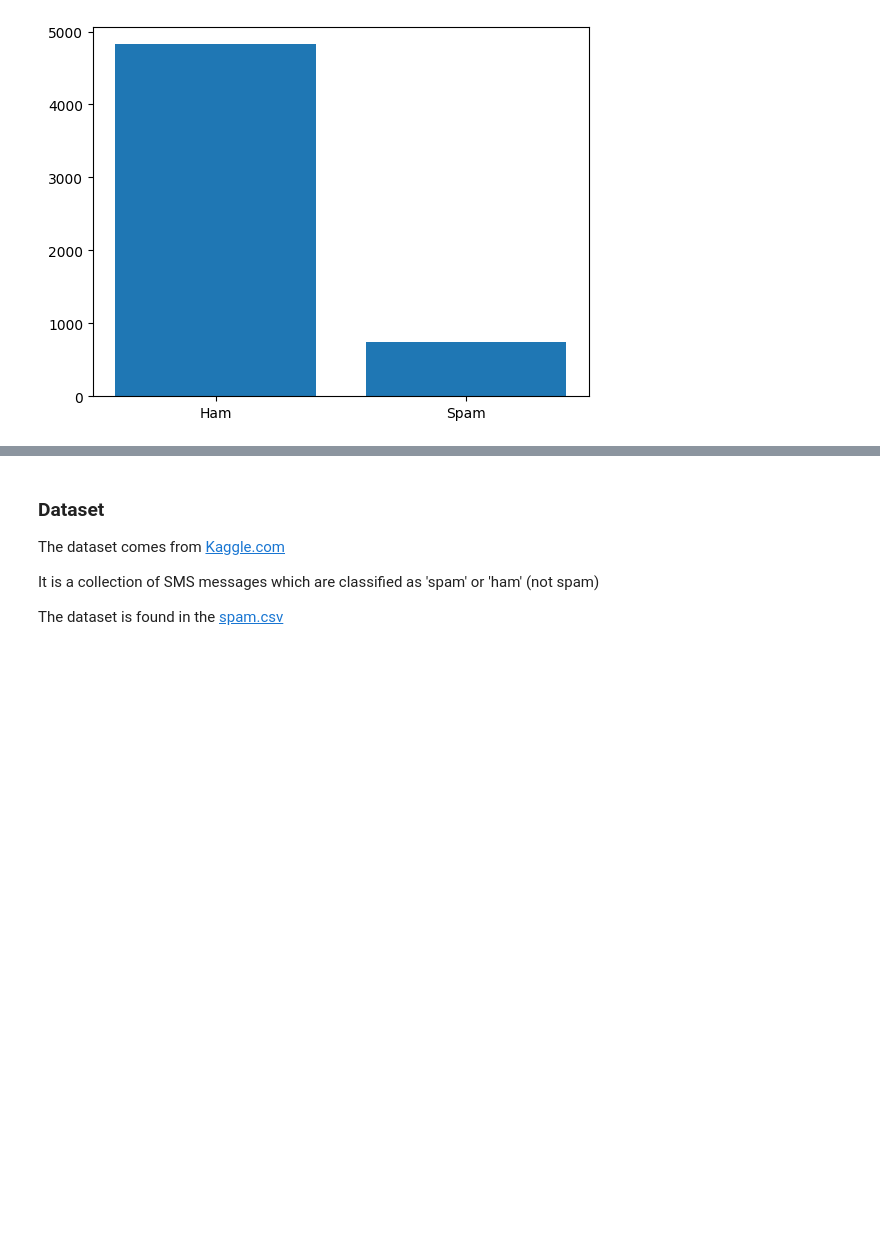
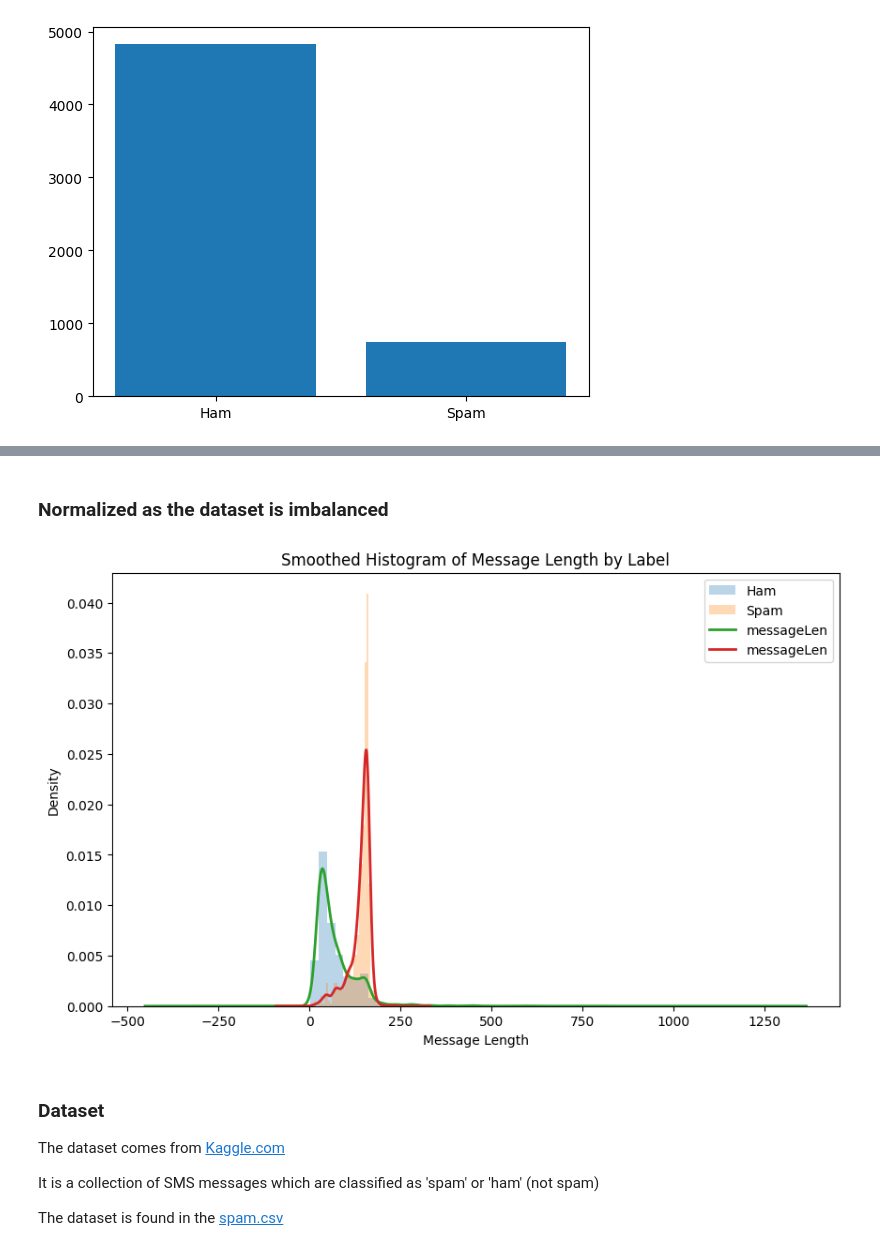
Before and after one commit to dehyju/advanced-ai-cw, a Jupyter notebook: main.ipynb, the cells around one changed output, grey strips where cells are left out. Cells and saved outputs as stored; diff of their text form; code cells hidden in the pictures; blank space fills up the shorter version.

```diff
--- a/main.ipynb
+++ b/main.ipynb
@@ -79,3 +104,28 @@ plt.show()
+# %% [markdown]
+### Normalized as the dataset is imbalanced
+# %%
+import matplotlib.pyplot as plt
+
+plt.figure(figsize=(10,6))
+
+ham = df[df["label"] == 0]["messageLen"]
+spam = df[df["label"] == 1]["messageLen"]
+
+# Histograms
+plt.hist(ham, bins=40, density=True, alpha=0.3, label="Ham")
+plt.hist(spam, bins=40, density=True, alpha=0.3, label="Spam")
+
+# KDE lines
+ham.plot(kind="kde", linewidth=2)
+spam.plot(kind="kde", linewidth=2)
+
+plt.xlabel("Message Length")
+plt.ylabel("Density")
+plt.title("Smoothed Histogram of Message Length by Label")
+plt.legend()
+plt.show()
+# %% [output]
+[figure, added]
 # %% [markdown]
 ### Dataset
 
```
Also changed, not shown: parts of 2 cells of this notebook, 1 other file.
